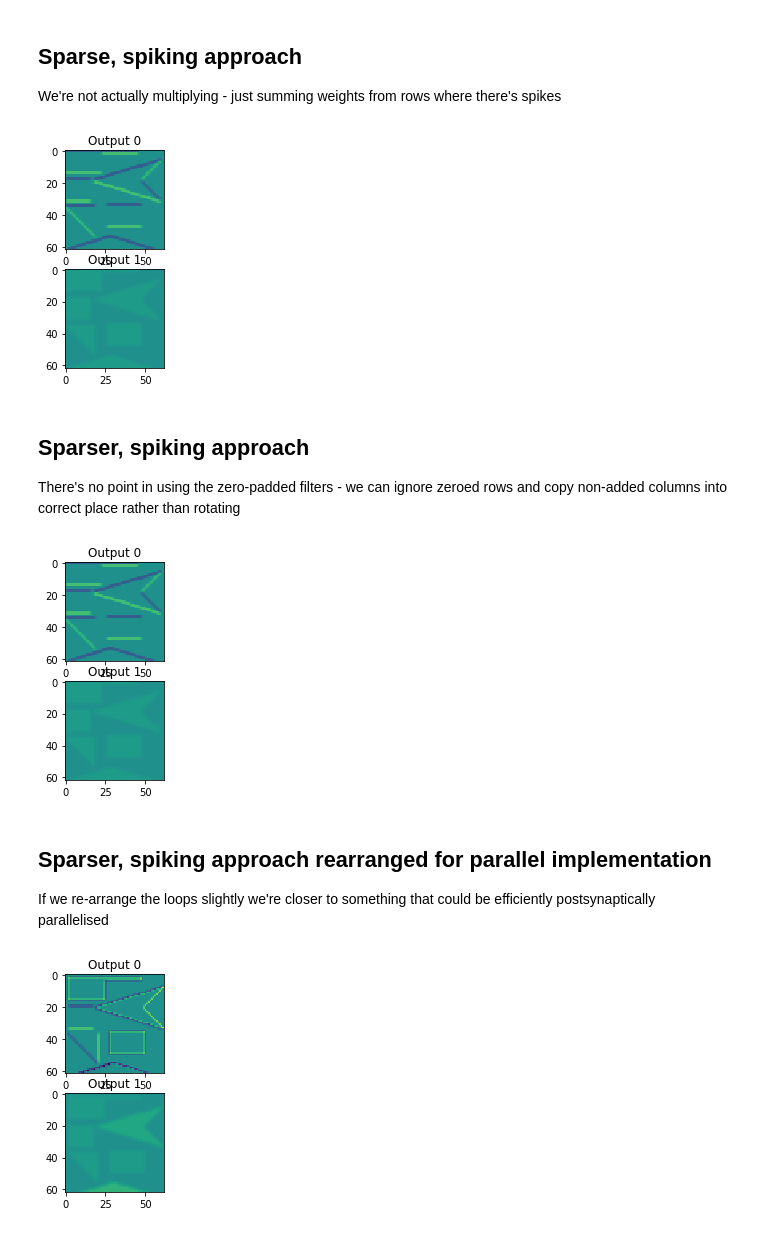
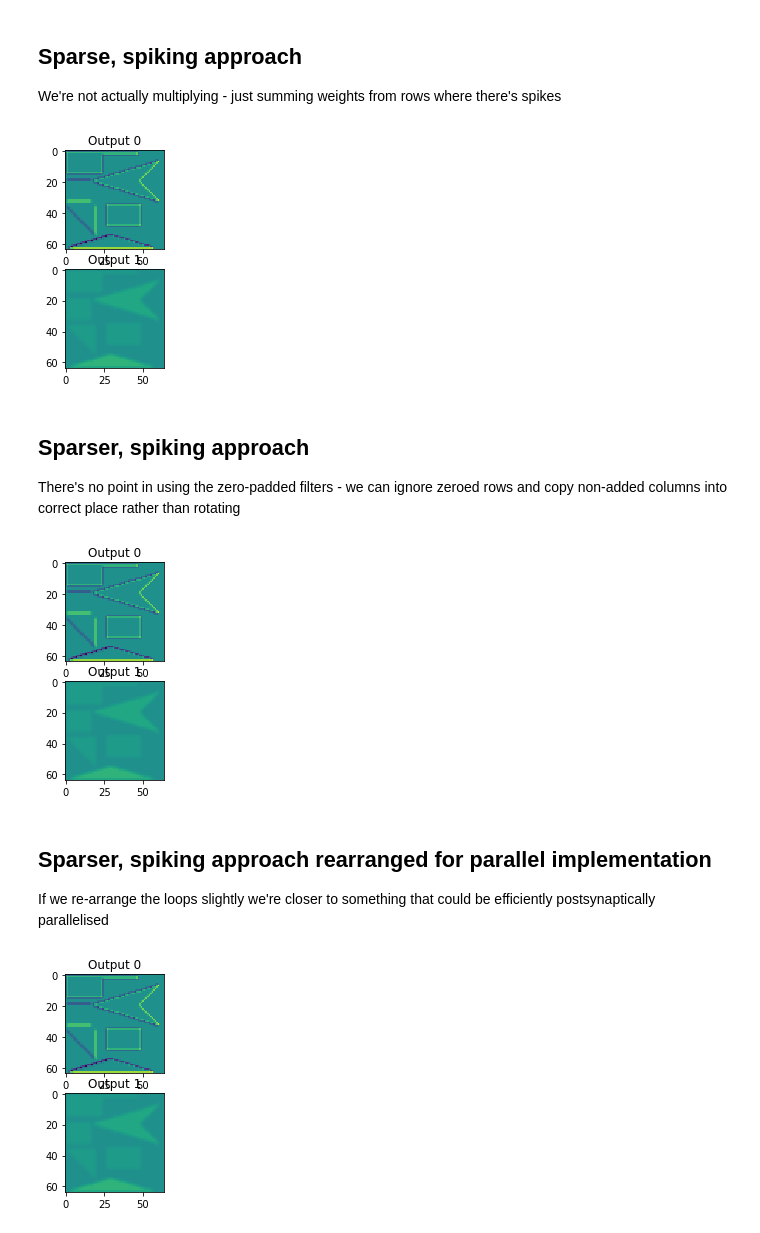
Before and after one commit to neworderofjamie/conv_test, a Jupyter notebook: toeplitz_sparse.ipynb, the cells around one changed output. Saved outputs shown, nothing was run; the diff lists cells and outputs as text; code cells hidden in the pictures.

```diff
--- a/toeplitz_sparse.ipynb
+++ b/toeplitz_sparse.ipynb
@@ -8,7 +8,7 @@ from scipy.linalg import toeplitz
 ## Test data
 # %%
 INPUT_SIZE = 64
-INPUT_CHANNELS = 1
+INPUT_CHANNELS = 3
 OUTPUT_CHANNELS = 2
 
 if INPUT_CHANNELS == 1:
@@ -506,12 +506,12 @@ KERNEL_SIZE = filt.shape[2]
 FULL_OUTPUT_SIZE = INPUT_SIZE + filt.shape[2] - 1
 
 # Same padding
-#PAD = (KERNEL_SIZE - 1) // 2
-#OUTPUT_SIZE = INPUT_SIZE
+PAD = (KERNEL_SIZE - 1) // 2
+OUTPUT_SIZE = INPUT_SIZE
 
 # Valid padding
-PAD = 0
-OUTPUT_SIZE = INPUT_SIZE - KERNEL_SIZE + 1
+#PAD = 0
+#OUTPUT_SIZE = INPUT_SIZE - KERNEL_SIZE + 1
 # %% [markdown]
 ## PyTorch test
 # %%
@@ -673,7 +673,7 @@ for o in range(OUTPUT_CHANNELS):
 
 assert np.allclose(output_torch.flatten(), square_sparse_spike_output.flatten())
 # %% [output]
-[figure, old version]
+[figure, new version]
 # %% [markdown]
 ## Sparser, spiking approach
 There's no point in using the zero-padded filters -  we can ignore zeroed rows and copy non-added columns into correct place rather than rotating
@@ -714,43 +714,44 @@ for o in range(OUTPUT_CHANNELS):
 
 assert np.allclose(output_torch.flatten(), square_sparser_spike_output.flatten())
 # %% [output]
-[figure, old version]
+[figure, new version]
 # %% [markdown]
 ## Sparser, spiking approach rearranged for parallel implementation
 If we re-arrange the loops slightly we're closer to something that could be efficiently postsynaptically parallelised
 # %%
 sparser_parallel_spike_output = np.zeros((OUTPUT_CHANNELS, OUTPUT_SIZE * OUTPUT_SIZE))
 
 # Parallelise across filter dimensions
-for post_channel in range(filt.shape[0]):
-    for post_row in range(filt.shape[2]):
-        for post_col in range(filt.shape[3]):
+for kern_out_channel in range(filt.shape[0]):
+    for kern_row in range(filt.shape[2]):
+        for kern_col in range(filt.shape[3]):
             # Extract vector of filter channels used by all spikes
-            filter_channels = filt[post_channel,:,filt.shape[2] - post_row - 1,filt.shape[3] - post_col - 1]
+            filter_channels = filt[kern_out_channel,:,filt.shape[2] - kern_row - 1,filt.shape[3] - kern_col - 1]
 
             # Loop through spikes
             for pre in spike_indices:
                 # Split pre into row, column and channel
                 pre_row = (pre // INPUT_CHANNELS) // INPUT_SIZE
                 pre_col = (pre // INPUT_CHANNELS) % INPUT_SIZE
                 pre_chan = pre % INPUT_CHANNELS
 
                 # If we haven't gone off edge of output
-                i = pre_row + post_row
-                if i < OUTPUT_SIZE and post_col < (OUTPUT_SIZE - pre_col):
-                    start_out = (i * OUTPUT_SIZE) + pre_col
+                post_row = pre_row + kern_row - OUTPUT_CROP
+                post_col = pre_col + kern_col - OUTPUT_CROP
+                if post_row >= 0 and post_row < OUTPUT_SIZE and post_col >= 0 and post_col < OUTPUT_SIZE:
+                    post_ind = (post_row * OUTPUT_SIZE) + post_col
 
                     # Update output (coalesced reading of filter row and no collisions on atomic add)
-                    sparser_parallel_spike_output[post_channel,start_out + post_col] += filter_channels[pre_chan]
+                    sparser_parallel_spike_output[kern_out_channel,post_ind] += filter_channels[pre_chan]
 
 square_sparser_parallel_spike_output = np.reshape(sparser_parallel_spike_output, (OUTPUT_CHANNELS, OUTPUT_SIZE, OUTPUT_SIZE))
 
 fig, axes = plt.subplots(OUTPUT_CHANNELS)
 for o in range(OUTPUT_CHANNELS):
     ax = axes[o] if OUTPUT_CHANNELS > 1 else axes
     ax.imshow(square_sparser_parallel_spike_output[o], vmin=-10, vmax=10)
     ax.set_title("Output %u" % o);
 
-assert np.allclose(sum_dense_result, sparser_parallel_spike_output)
+assert np.allclose(output_torch.flatten(), square_sparser_parallel_spike_output.flatten())
 # %% [output]
-[figure, old version]
+[figure, new version]
```
Also changed, not shown: parts of 3 cells of this notebook.
